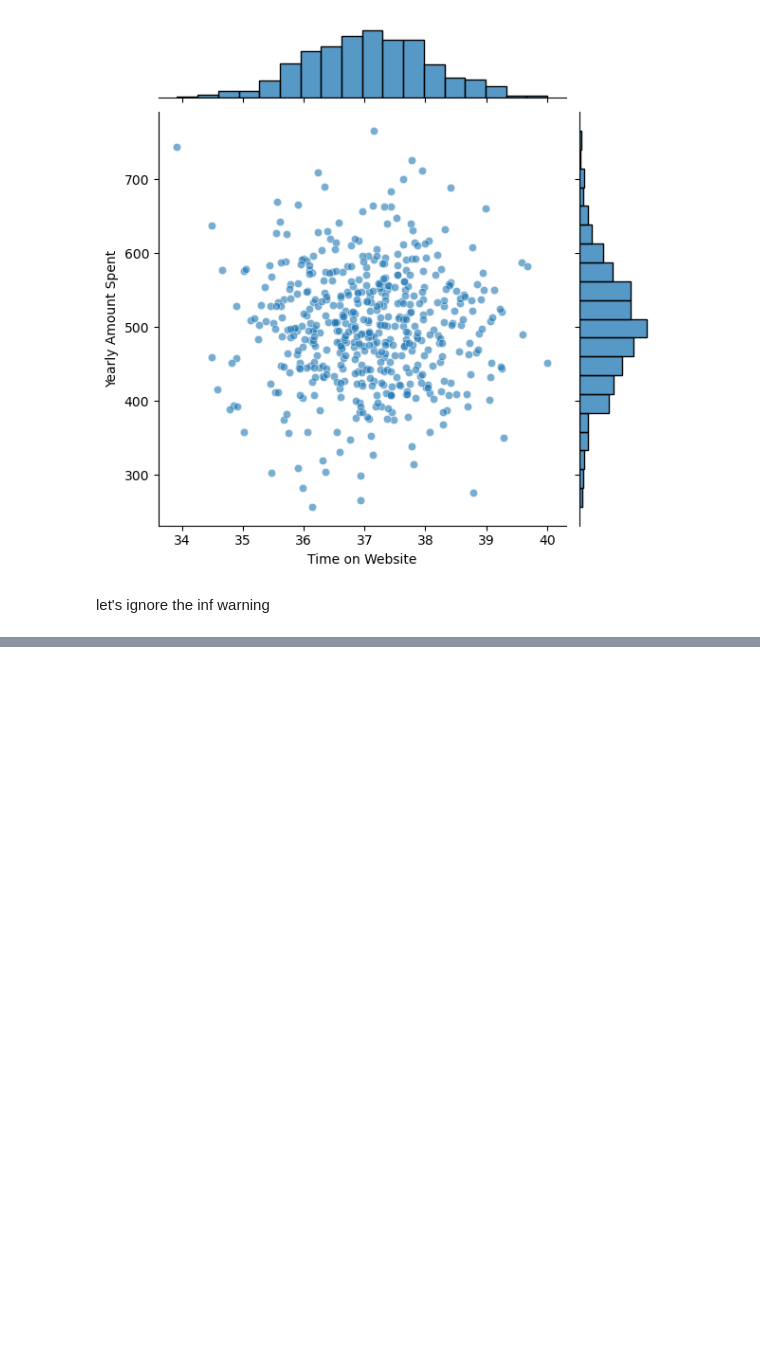
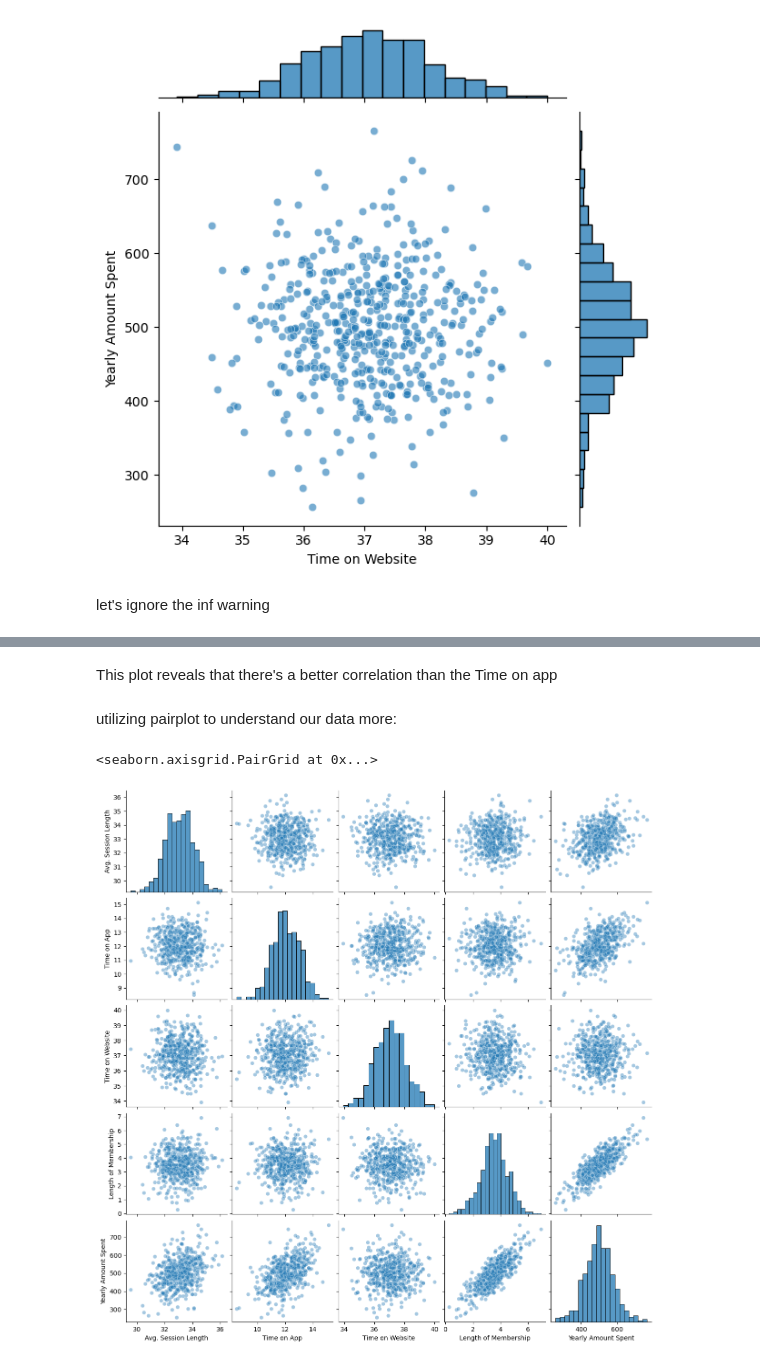
Before and after one commit to Omagbs/machine-learning-labs, a Jupyter notebook: Project Customer Channel Prediction/notebook.ipynb, the cells around one changed output, grey strips where cells are left out. Drawn from its saved outputs; the diff is of its cells as text; code cells hidden in the pictures; blank space fills up the shorter version.

```diff
--- a/Project Customer Channel Prediction/notebook.ipynb
+++ b/Project Customer Channel Prediction/notebook.ipynb
@@ -79,0 +89,9 @@ warnings.filterwarnings("ignore", category=FutureWarning)
+# %% [markdown]
+This plot reveals that there's a better correlation than the Time on app
+# %% [markdown]
+utilizing pairplot to understand our data more:
+# %%
+sns.pairplot(df, kind ='scatter', plot_kws={'alpha': 0.4})
+# %% [output]
+<seaborn.axisgrid.PairGrid at 0x...>
+[figure, added]
```
Also changed, not shown: parts of 11 cells of this notebook.
